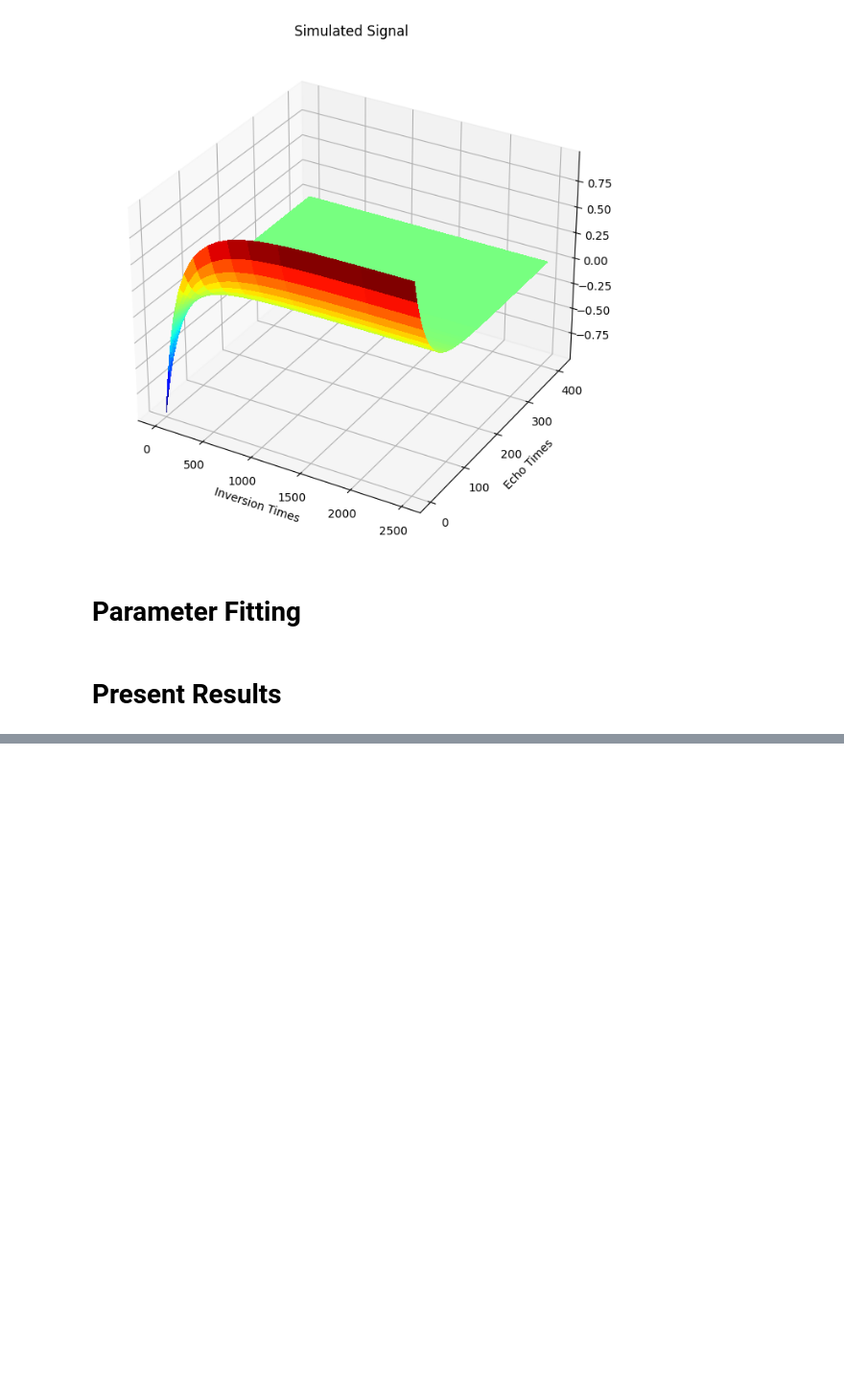
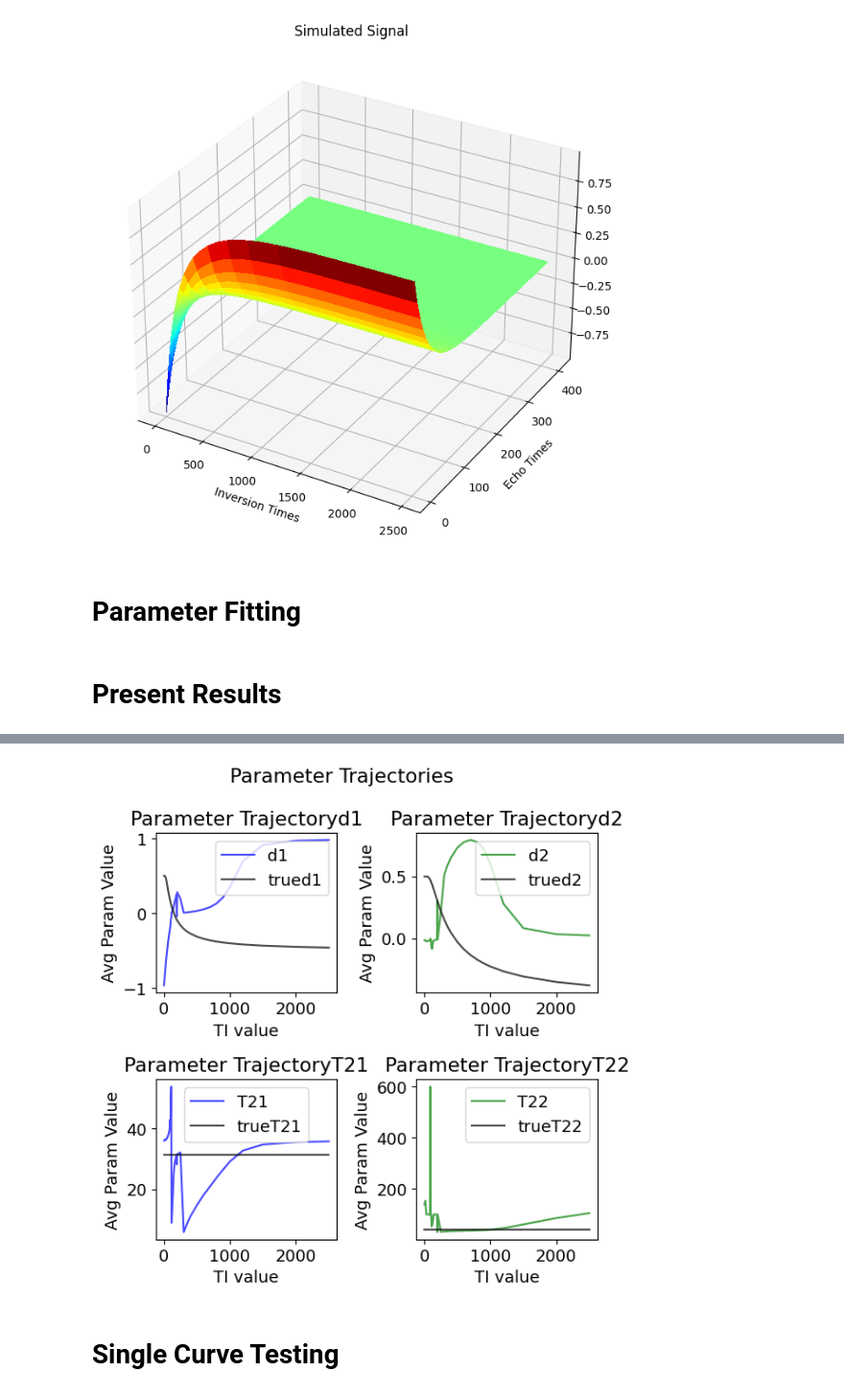
Before and after one commit to Griffin997/Stabilization, a Jupyter notebook: Nullpoint_PhantomGel.ipynb, the cells around one changed output, grey strips where cells are left out. Shown at 96% size. Cells and saved outputs as stored; diff of their text form; code cells hidden in the pictures; blank space fills up the shorter version.

```diff
--- a/Nullpoint_PhantomGel.ipynb
+++ b/Nullpoint_PhantomGel.ipynb
@@ -344,6 +373,7 @@ plt.show()
 if full_plot:
     for k in range(param_array_4p.shape[0]):
         paramData = param_array_4p[k,:,:].copy()
+        estParams = get_param_list(S_biX_4p)
         fig, ax = plt.subplots(2,2, figsize=(9.5,9.5), tight_layout=True)
         TI = TI_array[k]
         fig.suptitle("Parameter Histogram" + '\n'+ r'$\alpha_1$'+ ' = ' + "{:.3f} :: ".format(TI/TI1star) + r'$\alpha_2$'+ ' = ' + "{:.3f} ".format(TI/TI2star) + ' :: TI = ' + str(round(TI,2)))
@@ -354,7 +384,7 @@ if full_plot:
         true_d2 = d_value(T1up, 0.5*max_sig_mag, TI)
         plotParams = (true_d1, true_d2, T2low, T2up)
 
-        for ii in range(len(plotParams)):
+        for ii in range(len(estParams)):
             #Construct a nice figure of each of the two
             color_opt = ["b","g"][ii%2]
             ax[ii//2,ii%2].hist(x=paramData[:,ii], bins=10, color=color_opt, label = estParams[ii], alpha = 0.7)
@@ -394,3 +424,32 @@ if full_plot:
         ax[1].set_title("Monoexponential Fits")
 
         plt.show()
+# %%
+avg_params = np.mean(param_array_4p, axis = 1)
+estParams = get_param_list(S_biX_4p)
+fig, ax = plt.subplots(2,2, figsize=(6,6), tight_layout=True)
+fig.suptitle("Parameter Trajectories")
+
+true_d1_array = []
+true_d2_array = []
+for TI in TI_array:
+    true_d1_array.append(d_value(T1low, 0.5*max_sig_mag, TI))
+    true_d2_array.append(d_value(T1up, 0.5*max_sig_mag, TI))
+true_T21_array = np.ones(len(TI_array))*T2low
+true_T22_array = np.ones(len(TI_array))*T2up
+true_array = [true_d1_array, true_d2_array, true_T21_array, true_T22_array]
+
+for ii in range(4):
+    #Construct a nice figure of each of the two
+    color_opt = ["b","g"][ii%2]
+    ax[ii//2,ii%2].plot(TI_array, avg_params[:,ii], color=color_opt, label = estParams[ii], alpha = 0.7)
+    ax[ii//2,ii%2].plot(TI_array, true_array[ii], color="black", label = "true" + estParams[ii], alpha = 0.7)
+    ax[ii//2,ii%2].set_xlabel('TI value')
+    ax[ii//2,ii%2].set_ylabel('Avg Param Value')
+    ax[ii//2,ii%2].legend()
+    ax[ii//2,ii%2].set_title('Parameter Trajectory' + estParams[ii])
+plt.show()
+# %% [output]
+[figure, added]
+# %% [markdown]
+# Single Curve Testing
```
Also changed, not shown: parts of 18 cells of this notebook, 2 other files.
